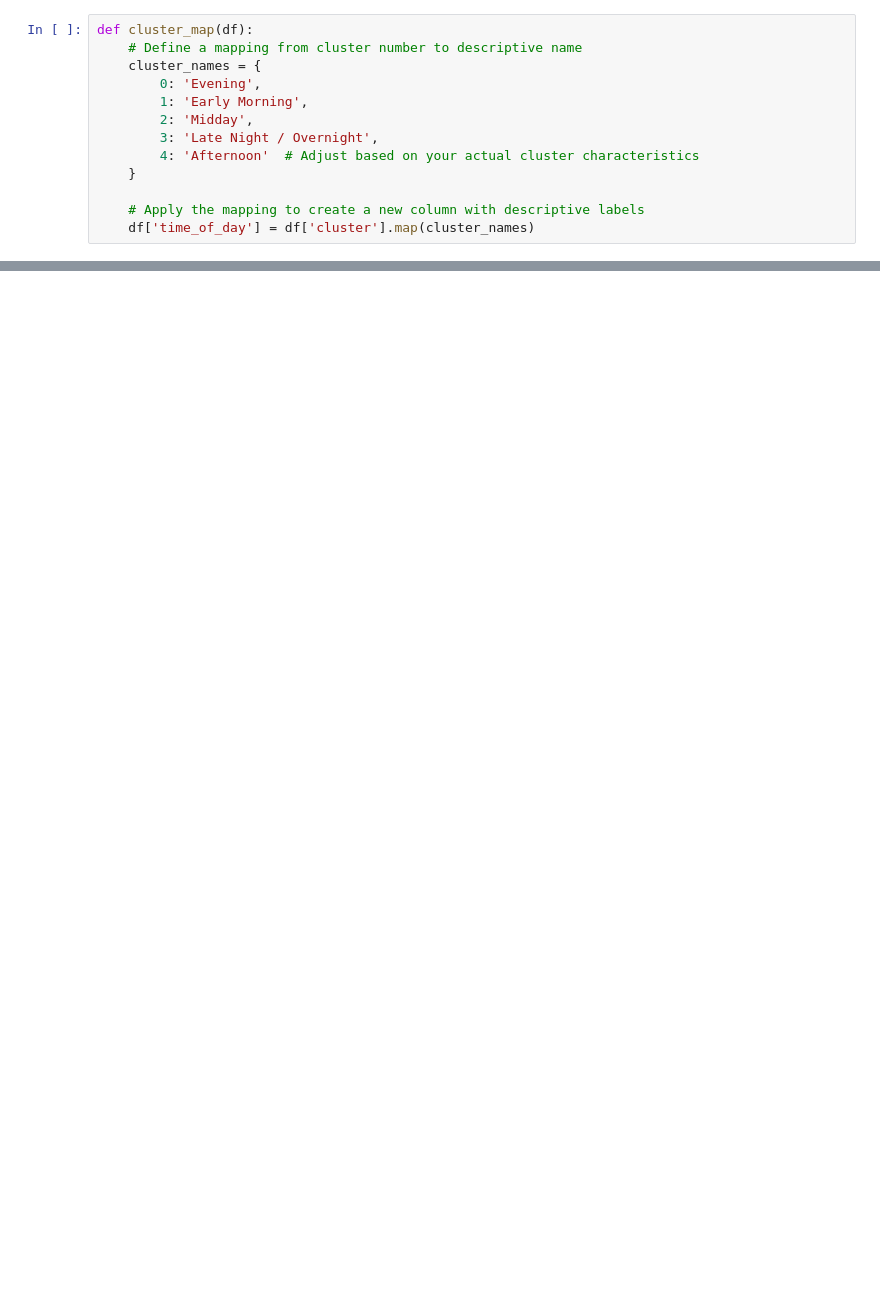
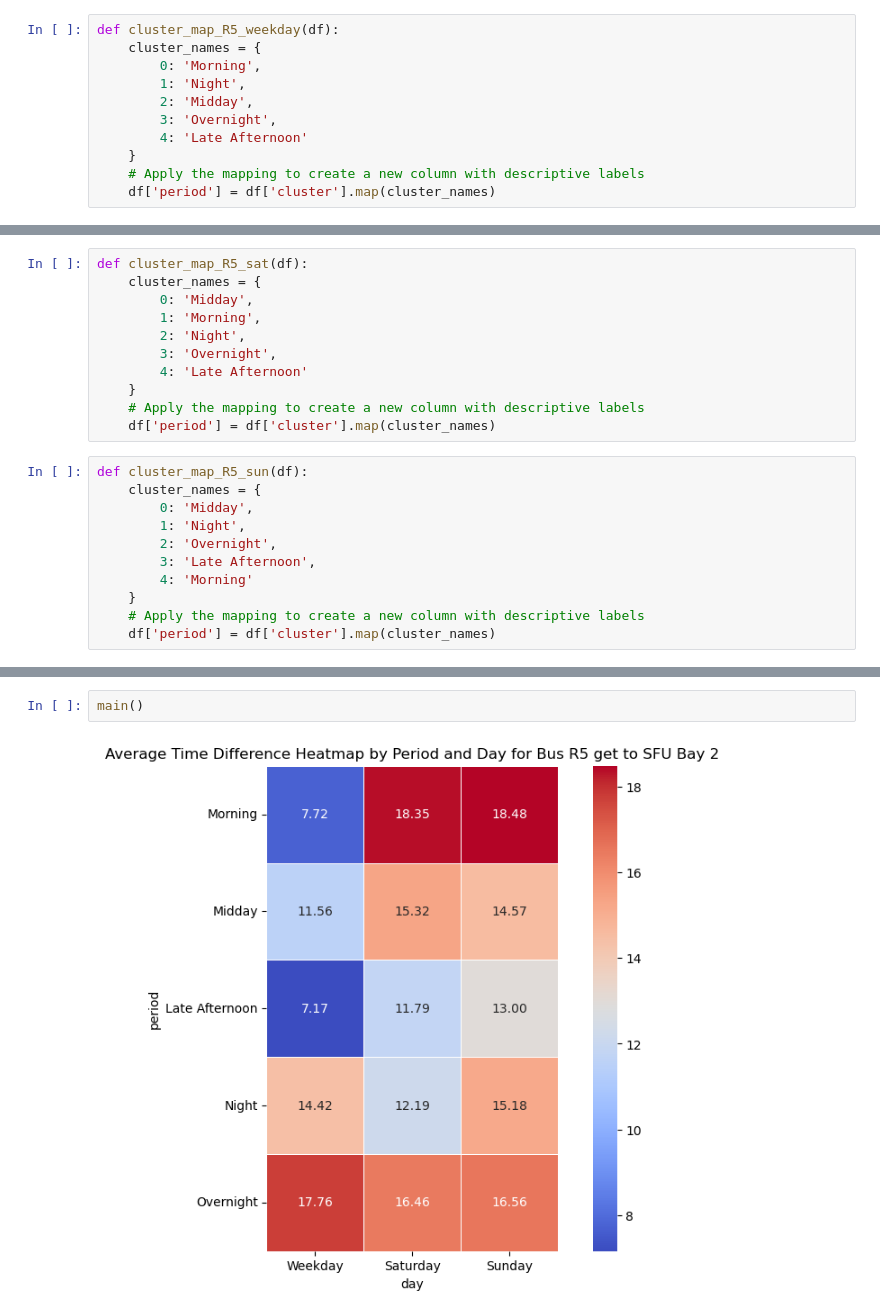
Before and after one commit to NormanCao2702/Transit-Analysis, a Jupyter notebook: plotting.ipynb, the cells around one changed output, grey strips where cells are left out. Cells and saved outputs as stored; diff of their text form; blank space fills up the shorter version.

Commit message:
updating cluster clean code

```diff
--- a/plotting.ipynb
+++ b/plotting.ipynb
@@ -4,13 +79,11 @@ import matplotlib.pyplot as plt
 # %%
-def cluster_map(df):
-    # Define a mapping from cluster number to descriptive name
+def cluster_map_R5_weekday(df):
     cluster_names = {
-        0: 'Evening',
-        1: 'Early Morning',
+        0: 'Morning',
+        1: 'Night',
         2: 'Midday',
-        3: 'Late Night / Overnight',
-        4: 'Afternoon'  # Adjust based on your actual cluster characteristics
+        3: 'Overnight',
+        4: 'Late Afternoon'
     }
-
     # Apply the mapping to create a new column with descriptive labels
-    df['time_of_day'] = df['cluster'].map(cluster_names)
+    df['period'] = df['cluster'].map(cluster_names)
@@ -36,2 +90,24 @@ def calculate_time_diff_and_period(df):
+# %%
+def cluster_map_R5_sat(df):
+    cluster_names = {
+        0: 'Midday',
+        1: 'Morning',
+        2: 'Night',
+        3: 'Overnight',
+        4: 'Late Afternoon'
+    }
+    # Apply the mapping to create a new column with descriptive labels
+    df['period'] = df['cluster'].map(cluster_names)
+# %%
+def cluster_map_R5_sun(df):
+    cluster_names = {
+        0: 'Midday',
+        1: 'Night',
+        2: 'Overnight',
+        3: 'Late Afternoon',
+        4: 'Morning'
+    }
+    # Apply the mapping to create a new column with descriptive labels
+    df['period'] = df['cluster'].map(cluster_names)
 # %%
 def main():
@@ -84 +188,5 @@ def main():
 #     plt.show()
+# %%
+main()
+# %% [output]
+[figure, added]
```
Also changed, not shown: parts of 10 cells of this notebook, 9 other files.
